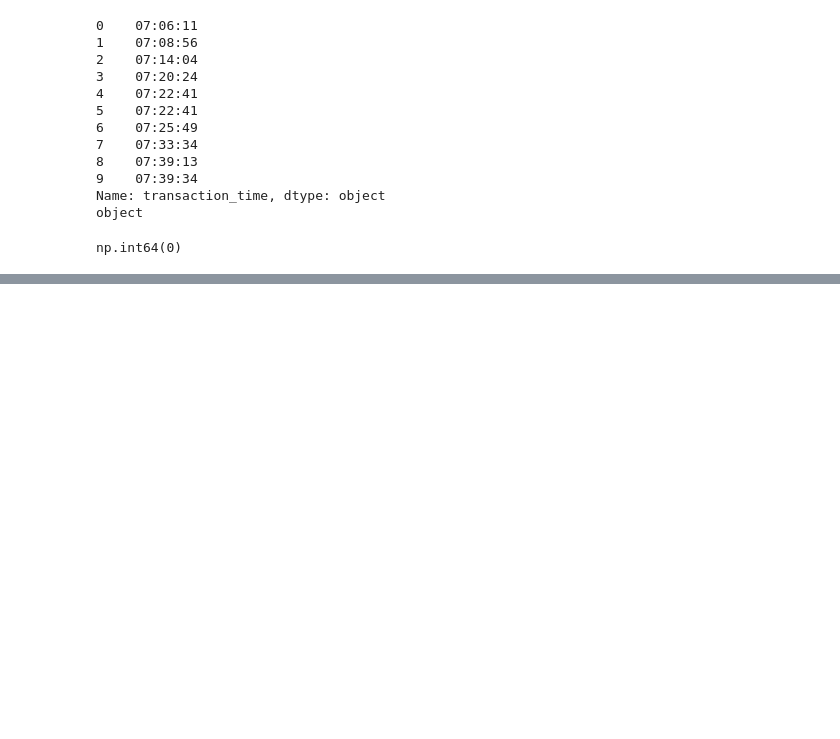
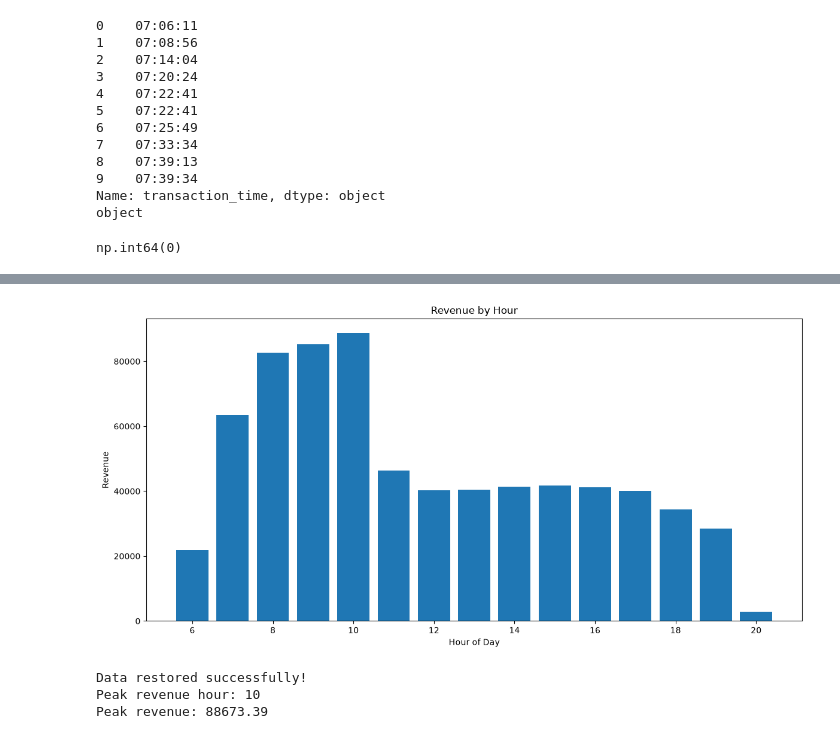
Before and after one commit to SurajWankhade831/afficionado-coffee-analysis, a Jupyter notebook: notebooks/sales_analysis.ipynb, the cells around one changed output, grey strips where cells are left out. Saved outputs shown, nothing was run; the diff lists cells and outputs as text; code cells hidden in the pictures; blank space fills up the shorter version.

```diff
--- a/notebooks/sales_analysis.ipynb
+++ b/notebooks/sales_analysis.ipynb
@@ -401,0 +397,60 @@ avg_transaction_value
+# %%
+# Save Revenue by Hour chart
+
+plt.figure(figsize=(12, 6))
+
+plt.bar(
+    revenue_by_hour.index,
+    revenue_by_hour.values
+)
+
+plt.xlabel("Hour of Day")
+plt.ylabel("Revenue")
+plt.title("Revenue by Hour")
+
+plt.tight_layout()
+
+plt.savefig(
+    "../outputs/figures/revenue_by_hour.png",
+    dpi=300,
+    bbox_inches="tight"
+)
+
+plt.show()
+# %% [output]
+[figure, added]
+# %%
+import pandas as pd
+import matplotlib.pyplot as plt
+
+# Load the original dataset
+file_path = "../data/Afficionado Coffee Roasters.xlsx"
+df = pd.read_excel(file_path)
+
+# Prepare transaction time
+df["transaction_time"] = pd.to_datetime(
+    df["transaction_time"],
+    format="%H:%M:%S",
+    errors="coerce"
+)
+
+# Extract hour
+df["hour"] = df["transaction_time"].dt.hour
+
+# Calculate revenue
+df["revenue"] = df["transaction_qty"] * df["unit_price"]
+
+# Calculate revenue by hour
+revenue_by_hour = (
+    df.groupby("hour")["revenue"]
+    .sum()
+    .sort_index()
+)
+
+print("Data restored successfully!")
+print("Peak revenue hour:", revenue_by_hour.idxmax())
+print("Peak revenue:", revenue_by_hour.max())
+# %% [output]
+Data restored successfully!
+Peak revenue hour: 10
+Peak revenue: 88673.39
```
Also changed, not shown: parts of 9 cells of this notebook, 14 other files.
